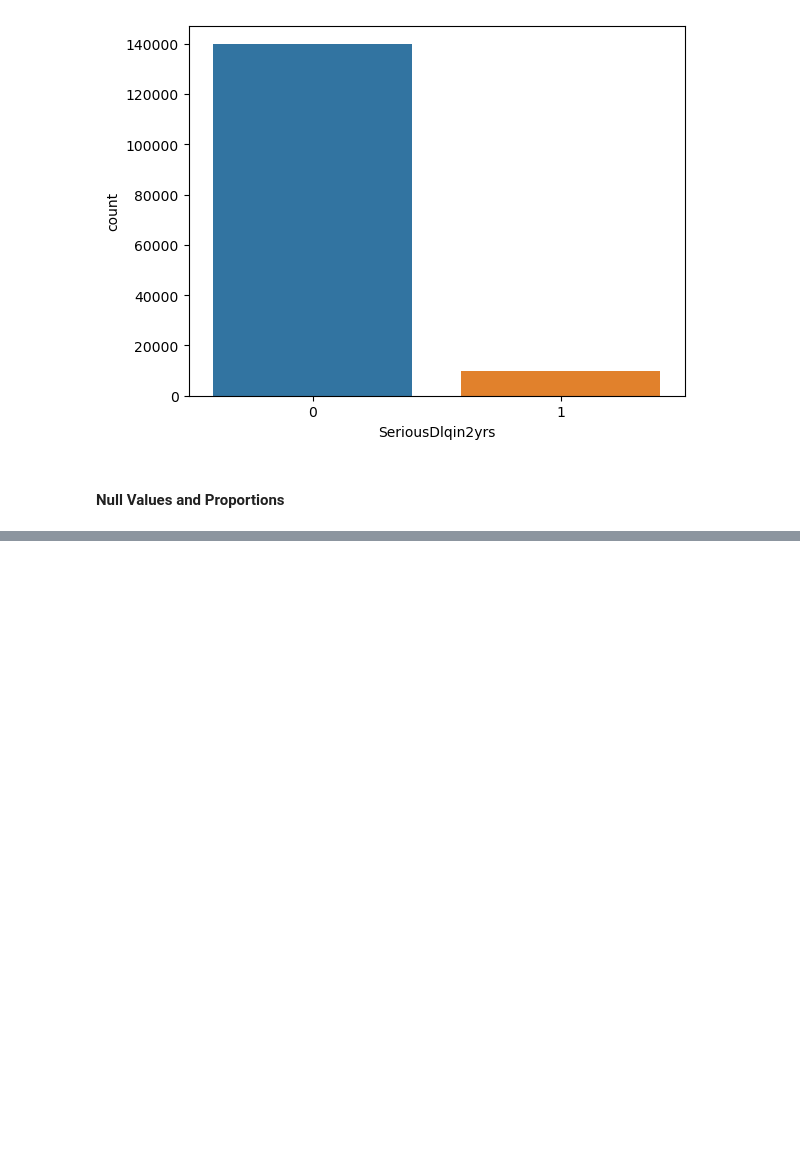
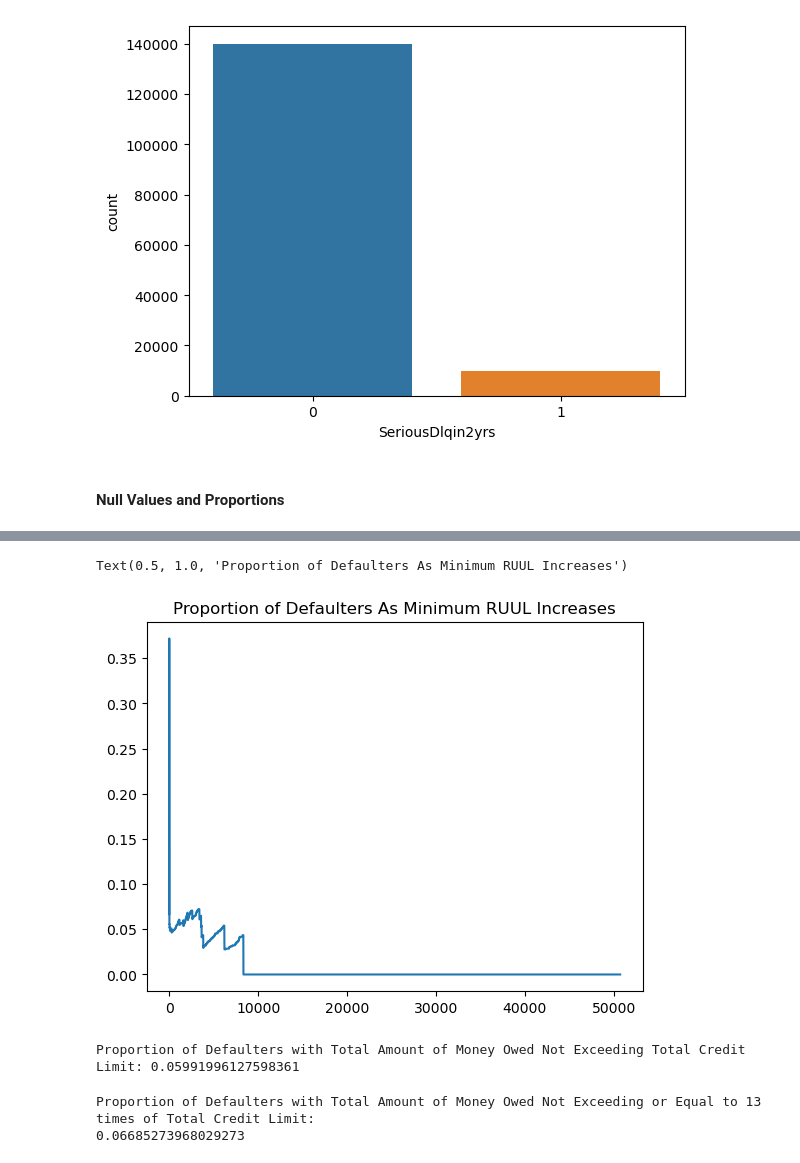
Before and after one commit to yangxiaoleyxl/ML-Interview, a Jupyter notebook: 评分卡模型/ScoreCard.ipynb, the cells around one changed output, grey strips where cells are left out. Drawn from its saved outputs; the diff is of its cells as text; code cells hidden in the pictures; blank space fills up the shorter version.

```diff
--- a/评分卡模型/ScoreCard.ipynb
+++ b/评分卡模型/ScoreCard.ipynb
@@ -81,0 +124,6 @@ pd.DataFrame({"Column": null_val_sums.index, "Number of Null Values": null_val_s
+# %%
+default_prop = []
+for i in range(int(df_train["RevolvingUtilizationOfUnsecuredLines"].max())):
+    temp_ = df_train.loc[df_train["RevolvingUtilizationOfUnsecuredLines"] >= i]
+    default_prop.append([i, temp_["SeriousDlqin2yrs"].mean()])
+default_prop
@@ -81,0 +148,17 @@ pd.DataFrame({"Column": null_val_sums.index, "Number of Null Values": null_val_s
+# %%
+sns.lineplot(x=[i[0] for i in default_prop], y=[i[1] for i in default_prop])
+plt.title("Proportion of Defaulters As Minimum RUUL Increases")
+# %% [output]
+Text(0.5, 1.0, 'Proportion of Defaulters As Minimum RUUL Increases')
+[figure, added]
+# %%
+print("Proportion of Defaulters with Total Amount of Money Owed Not Exceeding Total Credit Limit: {}"\
+.format(df_train.loc[(df_train["RevolvingUtilizationOfUnsecuredLines"] >= 0) & (df_train["RevolvingUtilizationOfUnsecuredLines"] <= 1)]["SeriousDlqin2yrs"].mean()))
+# %% [output]
+Proportion of Defaulters with Total Amount of Money Owed Not Exceeding Total Credit Limit: 0.05991996127598361
+# %%
+print("Proportion of Defaulters with Total Amount of Money Owed Not Exceeding or Equal to 13 times of Total Credit Limit:\n{}"\
+.format(df_train.loc[(df_train["RevolvingUtilizationOfUnsecuredLines"] >= 0) & (df_train["RevolvingUtilizationOfUnsecuredLines"] < 13)]["SeriousDlqin2yrs"].mean()))
+# %% [output]
+Proportion of Defaulters with Total Amount of Money Owed Not Exceeding or Equal to 13 times of Total Credit Limit:
+0.06685273968029273
```
Also changed, not shown: parts of 11 cells of this notebook.
